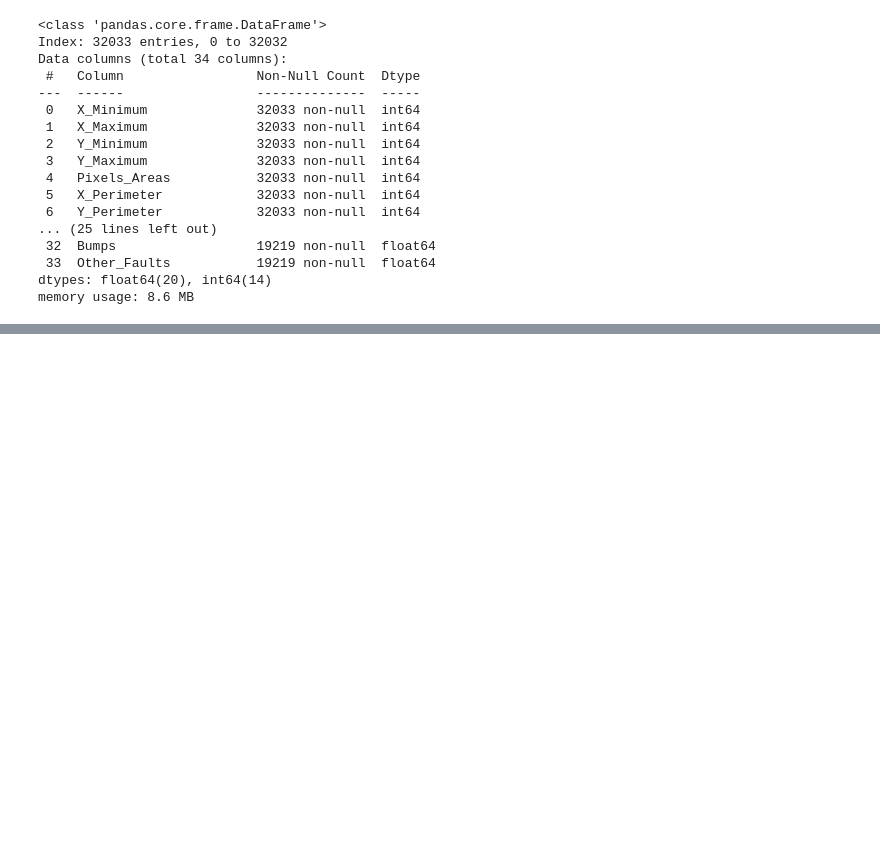
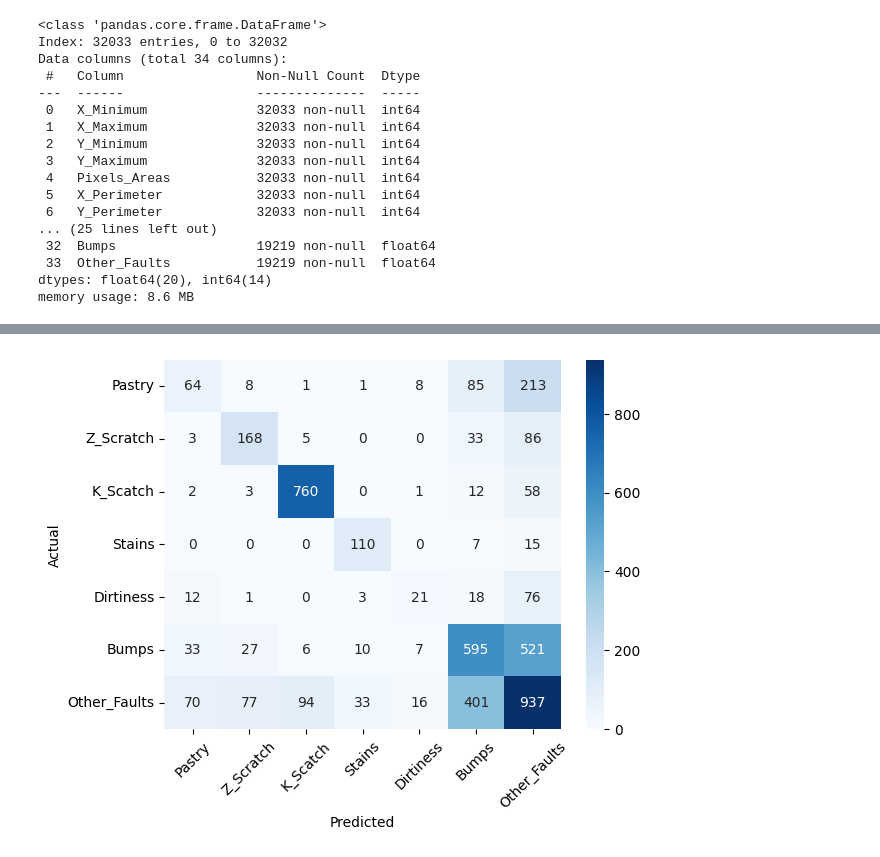
Before and after one commit to chalseoko/steel_plate_defect_prediction, a Jupyter notebook: steel-plate-defect-prediction.ipynb, the cells around one changed output, grey strips where cells are left out. Saved outputs shown, nothing was run; the diff lists cells and outputs as text; code cells hidden in the pictures; blank space fills up the shorter version.

```diff
--- a/steel-plate-defect-prediction.ipynb
+++ b/steel-plate-defect-prediction.ipynb
@@ -142,0 +169,10 @@ plt.show()
+# %%
+cm = pd.DataFrame(confusion_matrix(y_test,get_predictions(clf, X_test, False)),
+                  index=target_features, columns=target_features)
+sns.heatmap(cm, annot=True, fmt='g', cmap='Blues')
+plt.xlabel('Predicted')
+plt.xticks(rotation=45)
+plt.ylabel('Actual')
+plt.show()
+# %% [output]
+[figure, added]
```
Also changed, not shown: parts of 19 cells of this notebook.
